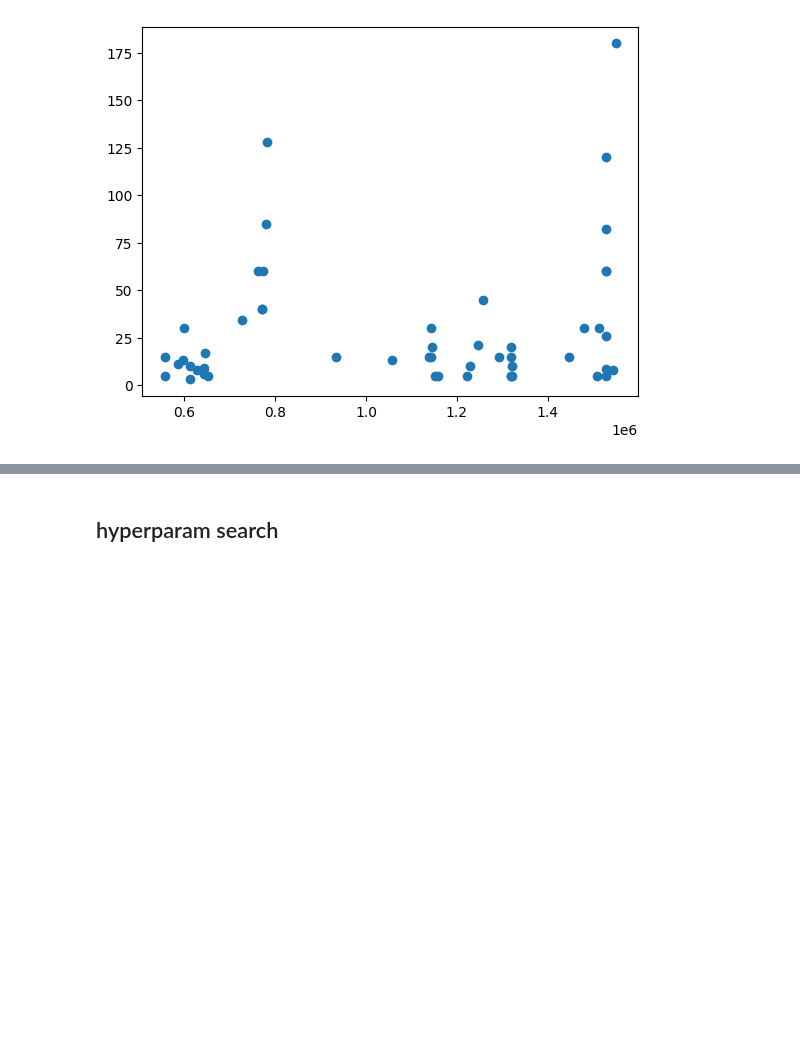
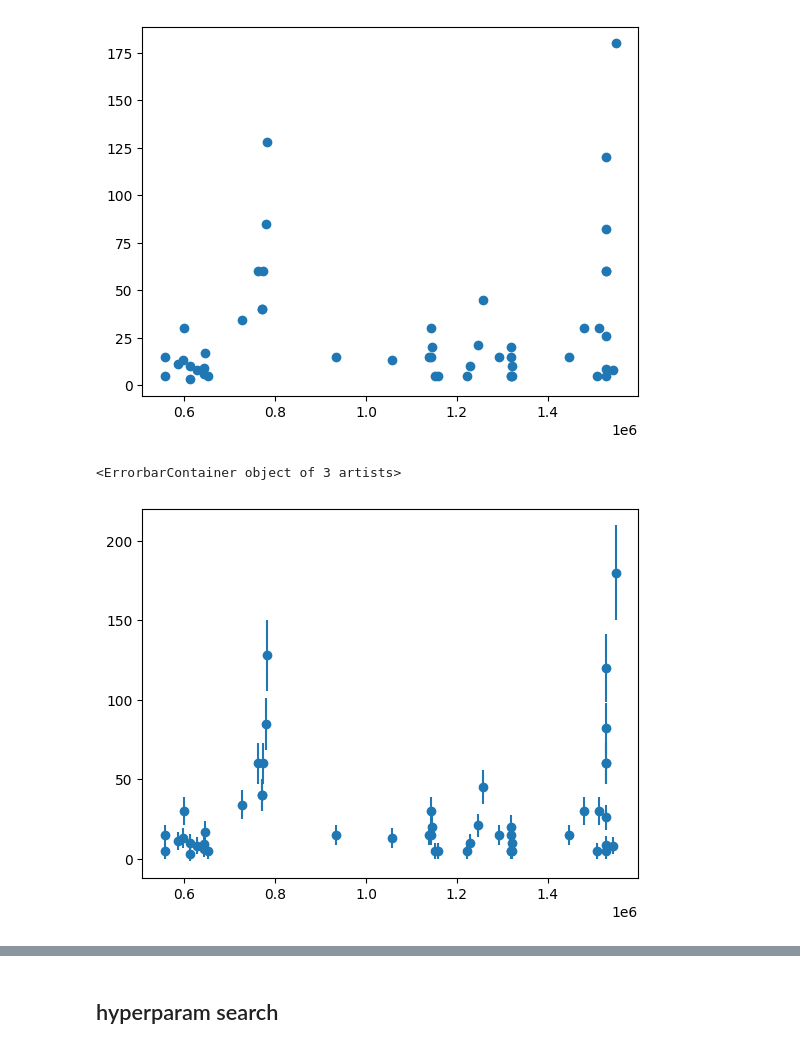
Before and after one commit to Hitchwiki/hitchmap-data, a Jupyter notebook: visualization/predictors/gaussian_process.ipynb, the cells around one changed output, grey strips where cells are left out. Saved outputs shown, nothing was run; the diff lists cells and outputs as text; code cells hidden in the pictures; blank space fills up the shorter version.

```diff
--- a/visualization/predictors/gaussian_process.ipynb
+++ b/visualization/predictors/gaussian_process.ipynb
@@ -70,6 +83,12 @@ plt.scatter(X, y, label="Observations")
 # %% [output]
 <matplotlib.collections.PathCollection at 0x...>
 [figure]
+# %%
+# 95% confidence interval
+plt.errorbar(X, y, yerr=noise_per_datapoint * 2, fmt="o", capsize=0)
+# %% [output]
+<ErrorbarContainer object of 3 artists>
+[figure, added]
 # %%
 # larger rbf sigma (stdv) to allow deviation from 0 (mean) -> factor before rbf kernel via constant kernel -> sigma
 # larger rbf length for more smoothness -> length scale of rbf kernel -> l
```
Also changed, not shown: parts of 16 cells of this notebook, 5 other files.
